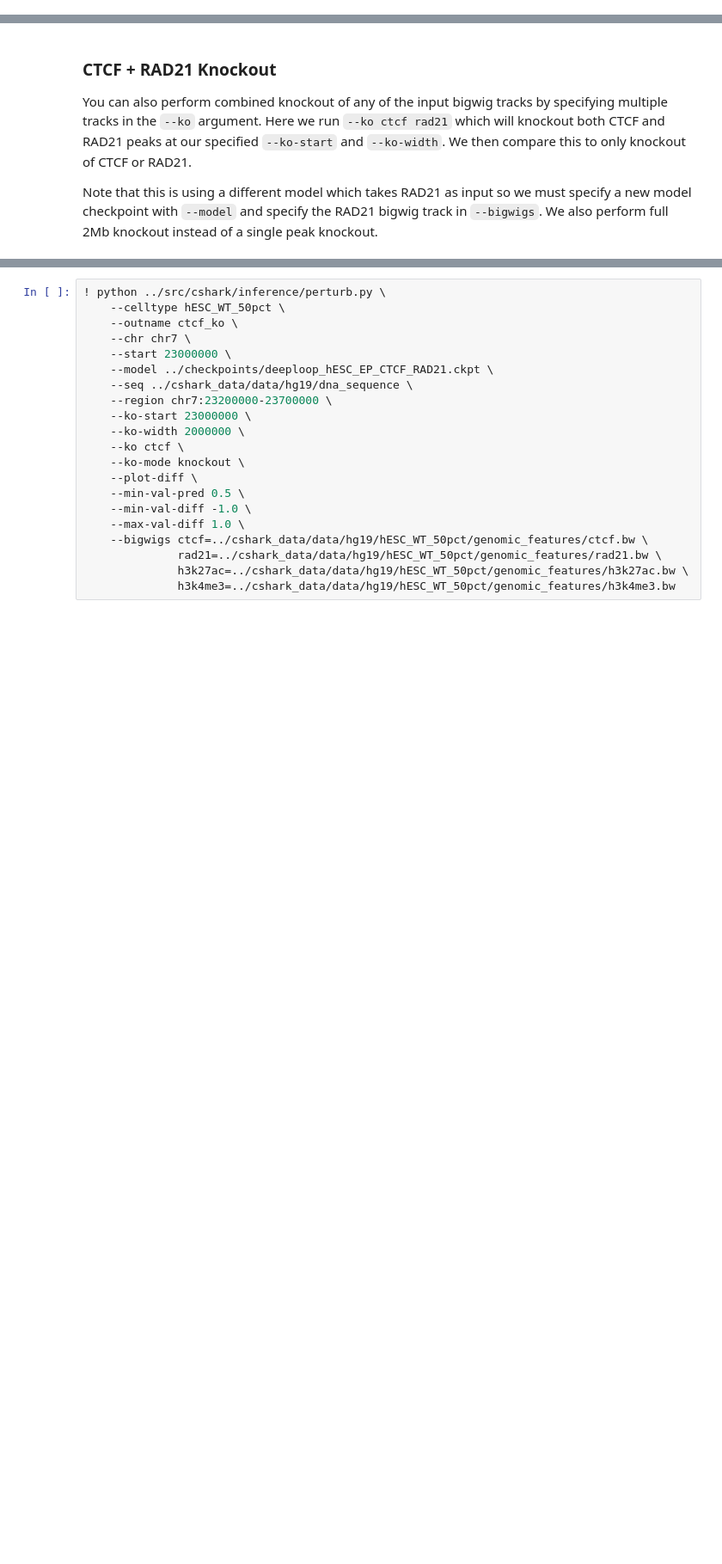
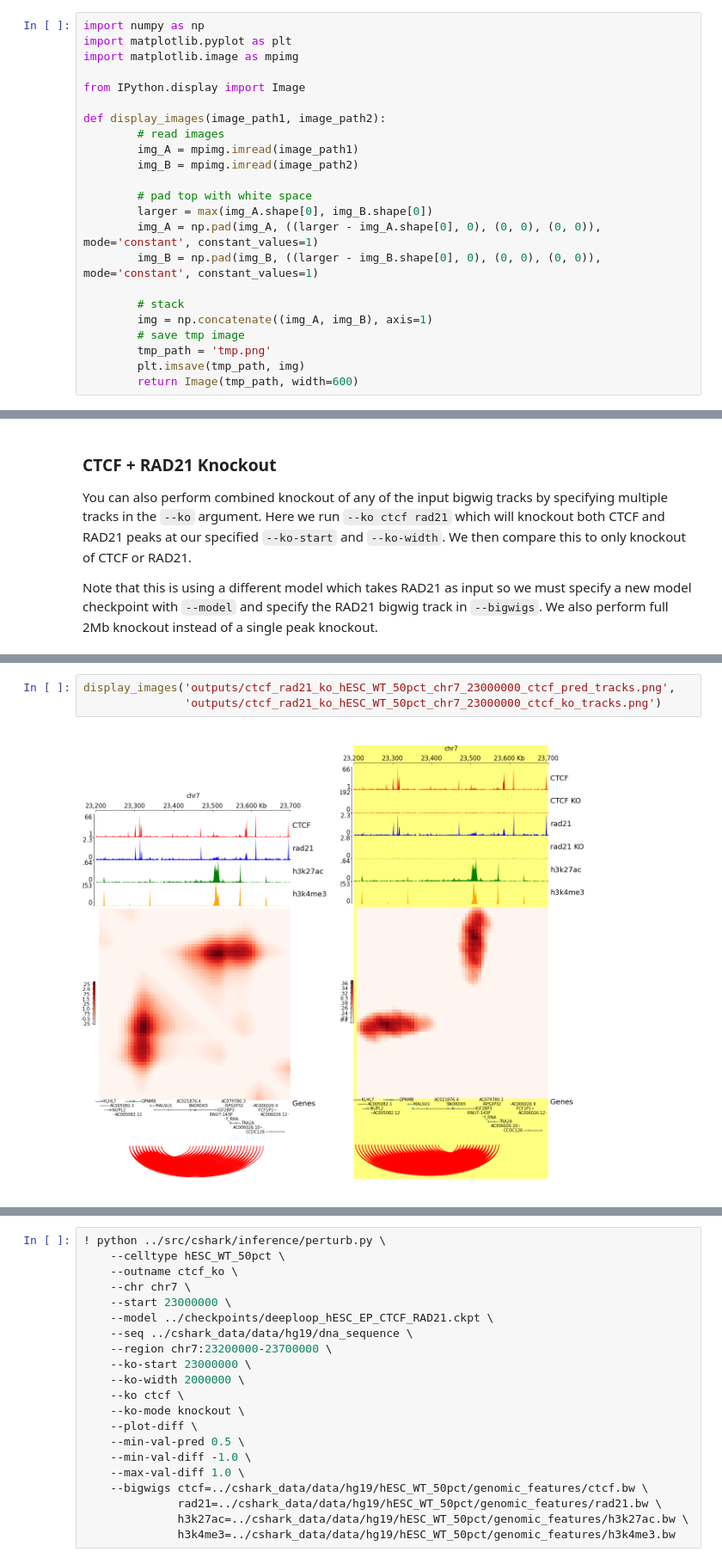
Before and after one commit to dylan-plummer/C.Shark, a Jupyter notebook: examples/perturb_example.ipynb, the cells around one changed output, grey strips where cells are left out. Shown at 86% size. Saved outputs shown, nothing was run; the diff lists cells and outputs as text; blank space fills up the shorter version.

```diff
--- a/examples/perturb_example.ipynb
+++ b/examples/perturb_example.ipynb
@@ -26,3 +1,26 @@ def display_images(image_path1, image_path2):
+# %%
+import numpy as np
+import matplotlib.pyplot as plt
+import matplotlib.image as mpimg
+
+from IPython.display import Image
+
+def display_images(image_path1, image_path2):
+        # read images
+        img_A = mpimg.imread(image_path1)
+        img_B = mpimg.imread(image_path2)
+
+        # pad top with white space
+        larger = max(img_A.shape[0], img_B.shape[0])
+        img_A = np.pad(img_A, ((larger - img_A.shape[0], 0), (0, 0), (0, 0)), mode='constant', constant_values=1)
+        img_B = np.pad(img_B, ((larger - img_B.shape[0], 0), (0, 0), (0, 0)), mode='constant', constant_values=1)
+
+        # stack
+        img = np.concatenate((img_A, img_B), axis=1)
+        # save tmp image
+        tmp_path = 'tmp.png'
+        plt.imsave(tmp_path, img)
+        return Image(tmp_path, width=600)
 # %% [markdown]
 ### Basic Usage
 
@@ -200,6 +198,11 @@ Note that this is using a different model which takes RAD21 as input so we must
 # %% [output]
 Knocking out ctcf at 23000000 with width 2000000
 Knocking out rad21 at 23000000 with width 2000000
+# %%
+display_images('outputs/ctcf_rad21_ko_hESC_WT_50pct_chr7_23000000_ctcf_pred_tracks.png',
+               'outputs/ctcf_rad21_ko_hESC_WT_50pct_chr7_23000000_ctcf_ko_tracks.png')
+# %% [output]
+[figure, added]
 # %%
 Image(filename='outputs/ctcf_rad21_ko_hESC_WT_50pct_chr7_23000000_ctcf_ko_tracks_diff.png', width=300)
 # %% [output]
```
Also changed, not shown: parts of 6 cells of this notebook.
